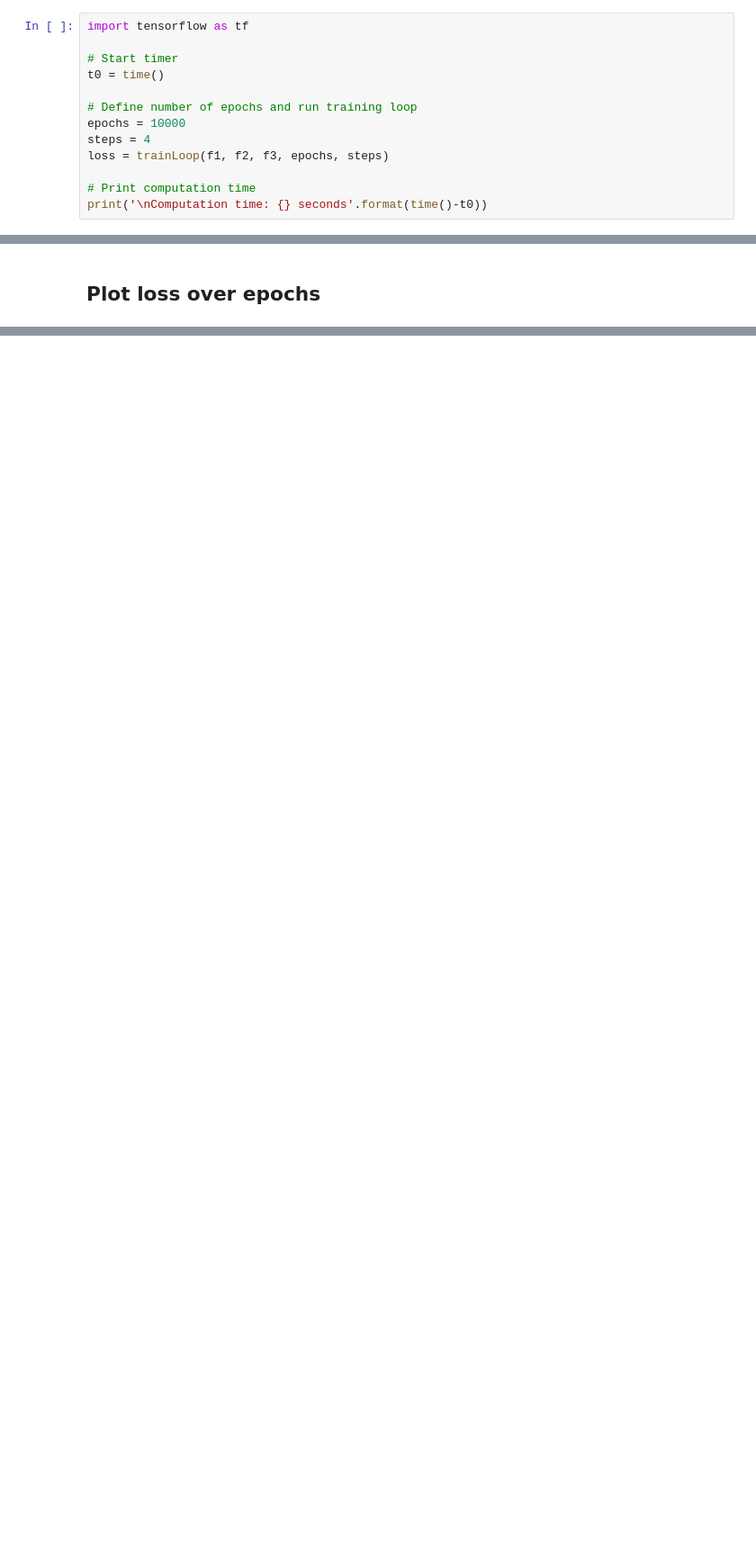
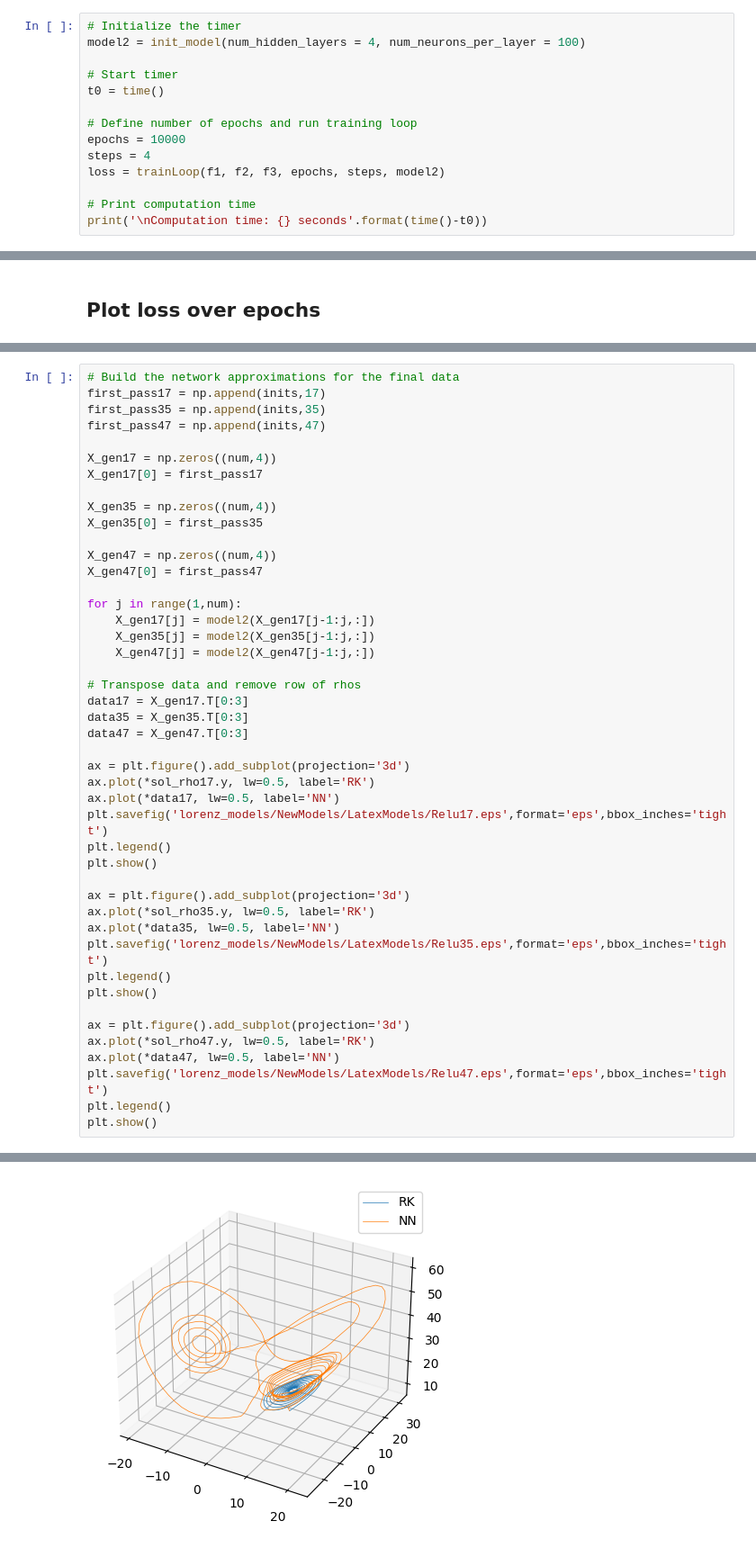
Before and after one commit to SamirVK/DNN-Lorenz, a Jupyter notebook: src.ipynb, the cells around one changed output, grey strips where cells are left out. Shown at 90% size. Cells and saved outputs as stored; diff of their text form; blank space fills up the shorter version.

```diff
--- a/src.ipynb
+++ b/src.ipynb
@@ -212,7 +283,8 @@ def trainLoop(f1, f2, f3, epochs, steps):
 # %% [markdown]
 ## Define epochs and train network
 # %%
-import tensorflow as tf
+# Initialize the timer
+model2 = init_model(num_hidden_layers = 4, num_neurons_per_layer = 100)
 
 # Start timer
 t0 = time()
@@ -220,7 +292,7 @@ t0 = time()
 # Define number of epochs and run training loop
 epochs = 10000
 steps = 4
-loss = trainLoop(f1, f2, f3, epochs, steps)
+loss = trainLoop(f1, f2, f3, epochs, steps, model2)
 
 # Print computation time
 print('\nComputation time: {} seconds'.format(time()-t0))
@@ -237,0 +359,46 @@ plt.show()
+# %%
+# Build the network approximations for the final data
+first_pass17 = np.append(inits,17)
+first_pass35 = np.append(inits,35)
+first_pass47 = np.append(inits,47)
+
+X_gen17 = np.zeros((num,4))
+X_gen17[0] = first_pass17
+
+X_gen35 = np.zeros((num,4))
+X_gen35[0] = first_pass35
+
+X_gen47 = np.zeros((num,4))
+X_gen47[0] = first_pass47
+
+for j in range(1,num):
+    X_gen17[j] = model2(X_gen17[j-1:j,:])
+    X_gen35[j] = model2(X_gen35[j-1:j,:])
+    X_gen47[j] = model2(X_gen47[j-1:j,:])
+
+# Transpose data and remove row of rhos
+data17 = X_gen17.T[0:3]
+data35 = X_gen35.T[0:3]
+data47 = X_gen47.T[0:3]
+
+ax = plt.figure().add_subplot(projection='3d')
+ax.plot(*sol_rho17.y, lw=0.5, label='RK')
+ax.plot(*data17, lw=0.5, label='NN')
+plt.savefig('lorenz_models/NewModels/LatexModels/Relu17.eps',format='eps',bbox_inches='tight')
+plt.legend()
+plt.show()
+
+ax = plt.figure().add_subplot(projection='3d')
+ax.plot(*sol_rho35.y, lw=0.5, label='RK')
+ax.plot(*data35, lw=0.5, label='NN')
+plt.savefig('lorenz_models/NewModels/LatexModels/Relu35.eps',format='eps',bbox_inches='tight')
+plt.legend()
+plt.show()
+
+ax = plt.figure().add_subplot(projection='3d')
+ax.plot(*sol_rho47.y, lw=0.5, label='RK')
+ax.plot(*data47, lw=0.5, label='NN')
+plt.savefig('lorenz_models/NewModels/LatexModels/Relu47.eps',format='eps',bbox_inches='tight')
+plt.legend()
+plt.show()
+# %% [output]
@@ -237,0 +406 @@ plt.show()
+[figure, added]
```
Also changed, not shown: parts of 31 cells of this notebook.
